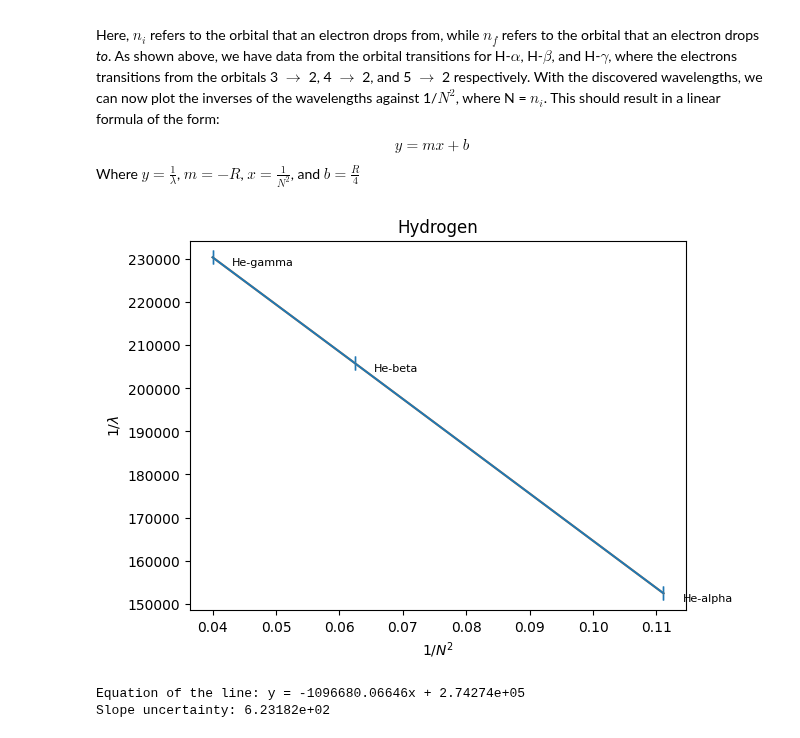
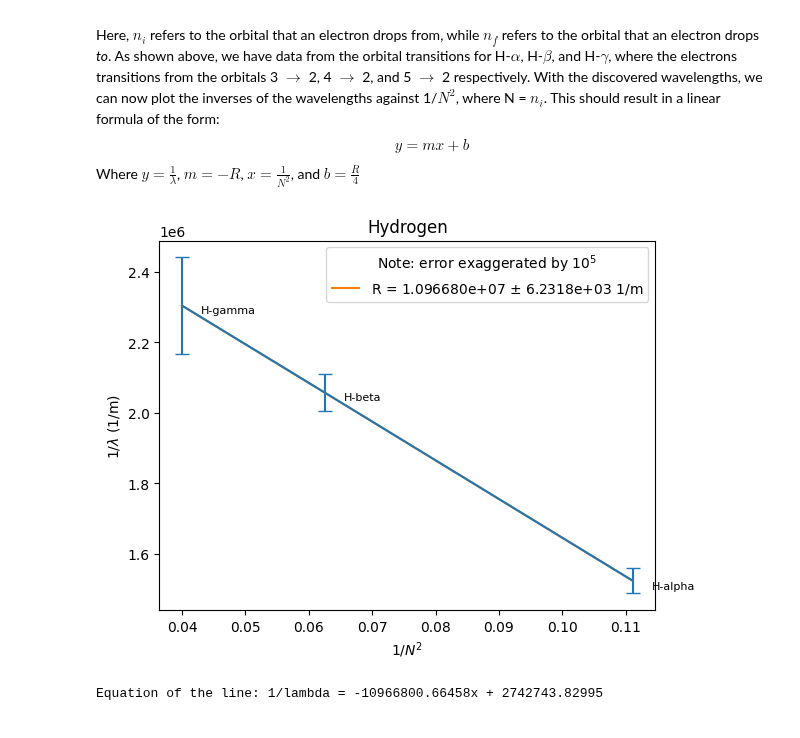
Before and after one commit to maraMaraschino/Adv-Lab, a Jupyter notebook: H2D2 Spectroscopy/H2D2 Notebook.ipynb, the cells around one changed output. Drawn from its saved outputs; the diff is of its cells as text; code cells hidden in the pictures.

Commit message:
Finalized plots added

```diff
--- a/H2D2 Spectroscopy/H2D2 Notebook.ipynb
+++ b/H2D2 Spectroscopy/H2D2 Notebook.ipynb
@@ -367,44 +370,50 @@ Where $y=\frac{1}{\lambda}$, $m=-R$, $x=\frac{1}{N^2}$, and $b=\frac{R}{4}$
 # %%
 from scipy.stats import linregress
 
 def linear_function(x, m, b):
     return (m*x)+b
 
 # Setting hydrogen plot
 # convert nm to m - Rydberg units of 1/m
-he_alpha_vac_m = he_alpha_vac*10e-9
-he_beta_vac_m = he_beta_vac*10e-9
-he_gamma_vac_m = he_gamma_vac*10e-9
+he_alpha_vac_m = he_alpha_vac*1e-9
+he_alpha_sigma_mean_m = he_alpha_sigma_mean*1e-9
+he_alpha_mean_m = he_alpha_mean*1e-9
+
+he_beta_vac_m = he_beta_vac*1e-9
+he_beta_sigma_mean_m = he_beta_sigma_mean*1e-9
+he_beta_mean_m = he_beta_mean*1e-9
+
+he_gamma_vac_m = he_gamma_vac*1e-9
+he_gamma_sigma_mean_m = he_gamma_sigma_mean*1e-9
+he_gamma_mean_m = he_gamma_mean*1e-9
+
 y_he_vector = [1/he_alpha_vac_m, 1/he_beta_vac_m, 1/he_gamma_vac_m]
-x_he_vector = [1/9, 1/16, 1/25]
-he_y_uncertainty_vector = np.array([he_alpha_sigma_mean/(he_alpha_mean**2),
-                                    he_beta_sigma_mean/(he_beta_mean**2),
-                                    he_gamma_sigma_mean/(he_gamma_mean**2)])
-he_labels = ['He-alpha', 'He-beta', 'He-gamma']
+x_he_vector = [1/9, 1/16, 1/25] # 1/N^2
+
+he_y_uncertainty_vector = np.array([he_alpha_sigma_mean_m/(he_alpha_mean_m**2),
+                                    he_beta_sigma_mean_m/(he_beta_mean_m**2),
+                                    he_gamma_sigma_mean_m/(he_gamma_mean_m**2)])
+he_labels = ['H-alpha', 'H-beta', 'H-gamma']
 for x, y, label in zip(x_he_vector, y_he_vector, he_labels):
     plt.text(x+0.003, y+0.00001, label, fontsize=8, ha='left', va='top')
 
-slope, intercept, r_value, p_value, std_err = linregress(x_he_vector, y_he_vector)
+h_slope, intercept, r_value, p_value, h_std_err = linregress(x_he_vector, y_he_vector)
 
 # Generate fitted line points
 x_fit = np.linspace(min(x_he_vector), max(x_he_vector), 100)
-y_fit = linear_function(x_fit, slope, intercept)
+y_fit = linear_function(x_fit, h_slope, intercept)
 
-plt.errorbar(x_he_vector, y_he_vector, xerr=he_y_uncertainty_vector, fmt='-', label='Data', capsize=5)
-plt.plot(x_he_vector, y_he_vector)
+plt.errorbar(x_he_vector, y_he_vector, yerr=he_y_uncertainty_vector*1e5,
+             fmt='-', capsize=5)
+plt.plot(x_he_vector, y_he_vector, label=f"R = {-h_slope:.6e} $\pm$ {h_std_err:.4e} 1/m")
 plt.title(f'Hydrogen')
-plt.ylabel(f'1/$\lambda$')
+plt.ylabel(f'1/$\lambda$ (1/m)')
 plt.xlabel(f'1/$N^2$')
+plt.legend(title="Note: error exaggerated by $10^5$")
+plt.savefig('h series rydberg.png')
 plt.show()
 
-print(f"Equation of the line: y = {slope:.5f}x + {intercept:.5e}")
-print(f"Slope uncertainty: {std_err:.5e}")
-
-# Setting deuterium plot
-y_de_vector = [1/de_alpha_vac, 1/de_beta_vac, 1/de_gamma_vac]
-x_de_vector = [1/9, 1/16, 1/25]
-de_y_uncertainty_vector = [de_alpha_sigma_mean/(de_alpha_mean**2), de_beta_sigma_mean/(de_beta_mean**2), de_gamma_sigma_mean/(de_gamma_mean**2)]
+print(f"Equation of the line: 1/lambda = {h_slope:.5f}x + {intercept:.5f}")
 # %% [output]
-[figure, old version]
+[figure, new version]
-Equation of the line: y = -1096680.06646x + 2.74274e+05
-Slope uncertainty: 6.23182e+02
+Equation of the line: 1/lambda = -10966800.66458x + 2742743.82995
```
Also changed, not shown: parts of 9 cells of this notebook.
